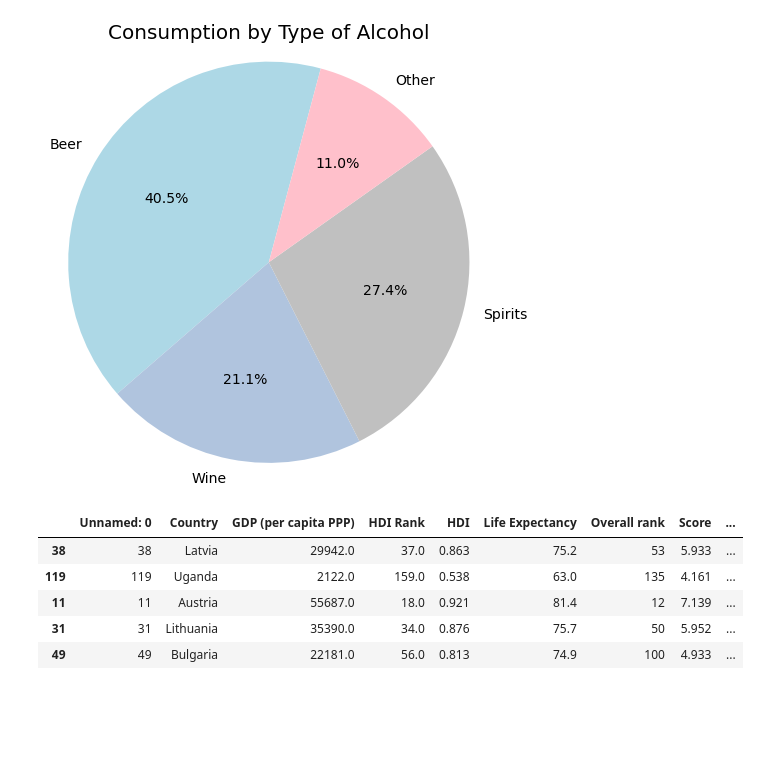
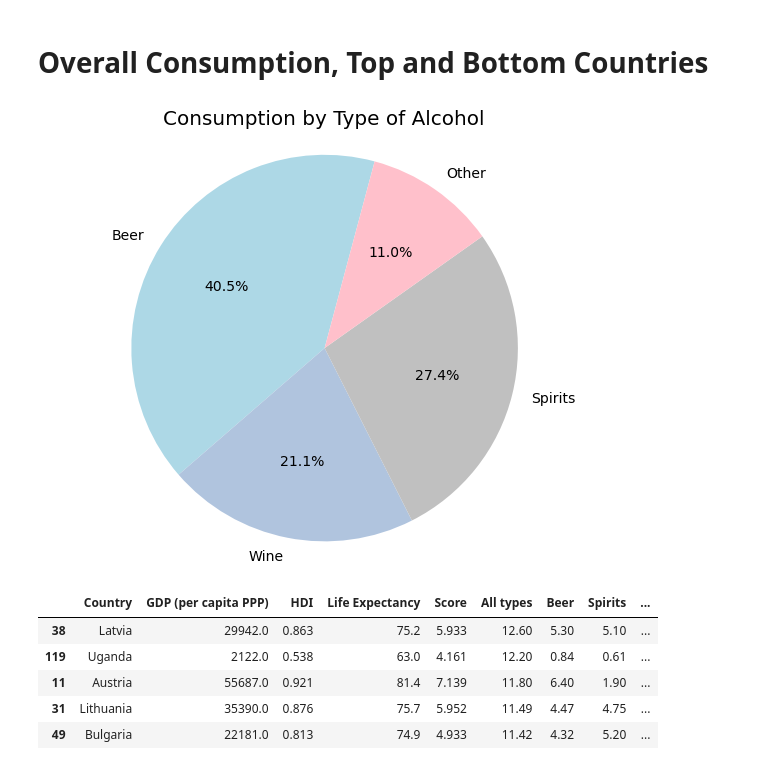
Before and after one commit to Steff-C/Project-1-Happiness-, a Jupyter notebook: Presentation Happiness vs Alcohol Consumption.ipynb, the cells around one changed output. Cells and saved outputs as stored; diff of their text form; code cells hidden in the pictures; blank space fills up the shorter version.

```diff
--- a/Presentation Happiness vs Alcohol Consumption.ipynb
+++ b/Presentation Happiness vs Alcohol Consumption.ipynb
@@ -9,5 +20,8 @@ import seaborn as sns
 # %%
 # Load csv and preview
-final_results = pd.read_csv('output_data/alcohol_vs_happiness.csv')
+final_df = pd.read_csv('output_data/alcohol_vs_happiness.csv')
+#final_results = final_df.drop(columns=['Unnamed: 0']
+final_results = final_df[['Country', 'GDP (per capita PPP)', 'HDI', 'Life Expectancy',
+                          'Score', "All types", 'Beer', 'Spirits', 'Wine', 'Other']]
 final_results
 # %% [output]
@@ -27,25 +41,27 @@ final_results
+# %% [markdown]
+# Overall Consumption, Top and Bottom Countries
 # %%
 # Calculate mean and create pie chart
 alcohol_mean = final_results[["Beer", "Wine", "Spirits", "Other"]].mean()
 alcohol_mean
 my_colors = ['lightblue','lightsteelblue','silver',"pink"]
-plot =alcohol_mean.plot.pie(subplots=True, figsize=(8,8), colors = my_colors, startangle=75, label='', shadow = False, autopct='%1.1f%%',textprops={'fontsize': 14})
+plot =alcohol_mean.plot.pie(subplots=True, figsize=(10,8), colors = my_colors, startangle=75, label='', shadow = False, autopct='%1.1f%%',textprops={'fontsize': 14})
 plt.title ("Consumption by Type of Alcohol", fontsize=20)
 plt.axis('equal')
 plt.show()
 # %% [output]
-[figure, old version]
+[figure, new version]
 # %%
 # Sort for Top 5 countries Alcohol Consumption - All Types
-top_five_countires_sort = final_results.sort_values(["All types"], ascending=False)
-top_five_countires_sort = top_five_countires_sort.iloc[0:5,:]
-top_five_countires_sort
+top_five_countries_sort = final_results.sort_values(["All types"], ascending=False)
+top_five_countries_sort = top_five_countries_sort.iloc[0:5,:]
+top_five_countries_sort
 # %% [output]
-|  | Unnamed: 0 | Country | GDP (per capita PPP) | HDI Rank | HDI | Life Expectancy | Overall rank | Score | ... |
-| 38 | 38 | Latvia | 29942.0 | 37.0 | 0.863 | 75.2 | 53 | 5.933 | ... |
-| 119 | 119 | Uganda | 2122.0 | 159.0 | 0.538 | 63.0 | 135 | 4.161 | ... |
-| 11 | 11 | Austria | 55687.0 | 18.0 | 0.921 | 81.4 | 12 | 7.139 | ... |
-| 31 | 31 | Lithuania | 35390.0 | 34.0 | 0.876 | 75.7 | 50 | 5.952 | ... |
-| 49 | 49 | Bulgaria | 22181.0 | 56.0 | 0.813 | 74.9 | 100 | 4.933 | ... |
+|  | Country | GDP (per capita PPP) | HDI | Life Expectancy | Score | All types | Beer | Spirits | ... |
+| 38 | Latvia | 29942.0 | 0.863 | 75.2 | 5.933 | 12.60 | 5.30 | 5.10 | ... |
+| 119 | Uganda | 2122.0 | 0.538 | 63.0 | 4.161 | 12.20 | 0.84 | 0.61 | ... |
+| 11 | Austria | 55687.0 | 0.921 | 81.4 | 7.139 | 11.80 | 6.40 | 1.90 | ... |
+| 31 | Lithuania | 35390.0 | 0.876 | 75.7 | 5.952 | 11.49 | 4.47 | 4.75 | ... |
+| 49 | Bulgaria | 22181.0 | 0.813 | 74.9 | 4.933 | 11.42 | 4.32 | 5.20 | ... |
 # %%
 # Sort for Bottom 5 countries Alcohol Consumption - All Types
```
Also changed, not shown: parts of 25 cells of this notebook, 1 other file.
